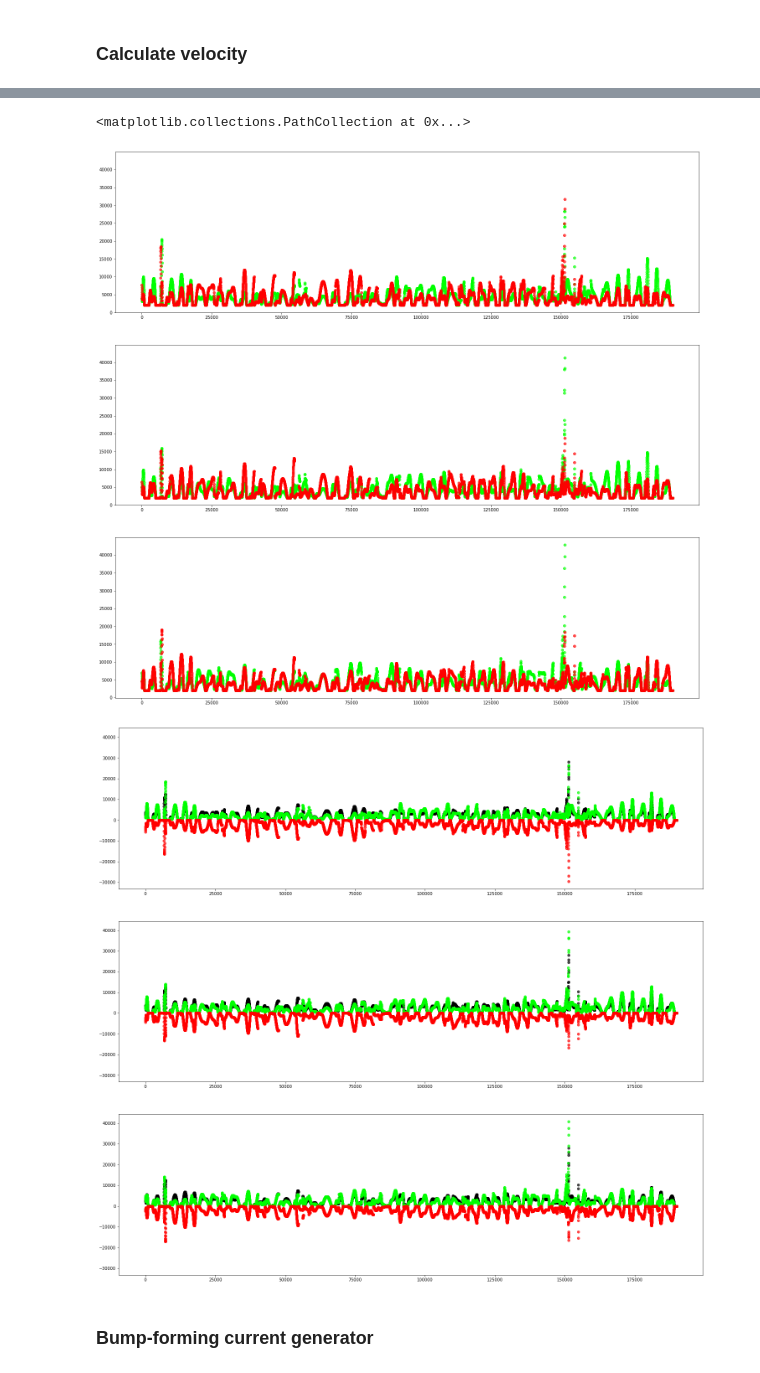
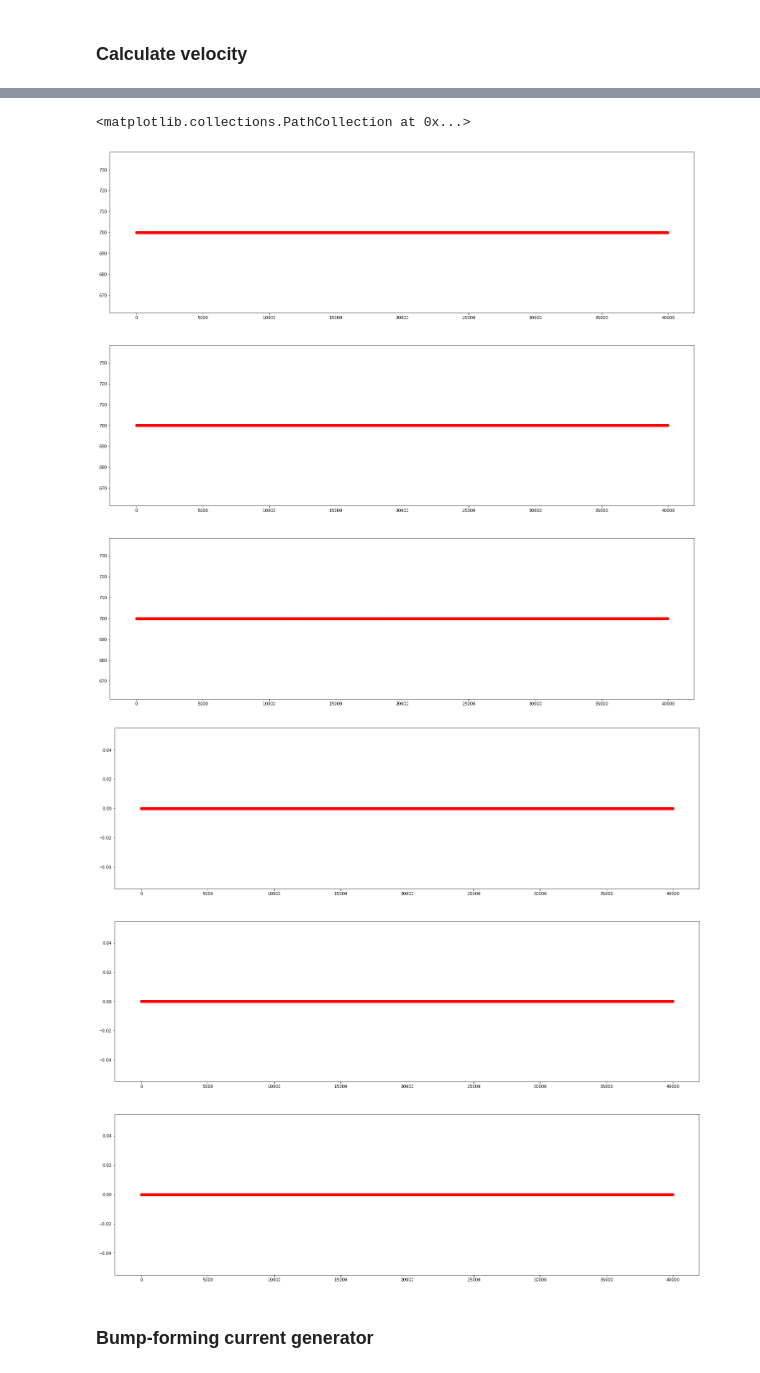
Before and after one commit to TomKnowles1994/GridCellPredNet, a Jupyter notebook: NEST/_Fully Spiking with Corrections.ipynb, the cells around one changed output, grey strips where cells are left out. Cells and saved outputs as stored; diff of their text form; code cells hidden in the pictures.

```diff
--- a/NEST/_Fully Spiking with Corrections.ipynb
+++ b/NEST/_Fully Spiking with Corrections.ipynb
@@ -300,6 +285,11 @@ for i in range(N_in):
 
 w_in_l_cj_gauss = w_in_l_cj_gauss# - np.max(w_in_cj_gauss)
 
+# Very small weights become 0
+
+w_in_l_cj_gauss[w_in_l_cj_gauss<prune_smaller_than] = 0
+w_in_l_cj_gauss[w_in_l_cj_gauss<prune_smaller_than] = 0
+
 plt.plot(-w_in_l_cj_gauss[0, :])
 plt.title("w_in_l_cj_gauss")
 plt.show()
@@ -328,10 +318,10 @@ for i in range(N_in):
 
 w_in_r_cj_gauss = w_in_r_cj_gauss# - np.max(w_in_cj_gauss)
 
-#w_in_cj_gauss[w_in_cj_gauss<(-250)]=-250
+# Very small weights become 0
 
-#for i in range(len(w_in_cj_gauss)):
-#    print(w_in_cj_gauss[i, :])
+w_in_r_cj_gauss[w_in_r_cj_gauss<prune_smaller_than] = 0
+w_in_r_cj_gauss[w_in_r_cj_gauss<prune_smaller_than] = 0
 
 plt.plot(-w_in_r_cj_gauss[0, :])
 plt.title("w_in_r_cj_gauss")
@@ -699,8 +689,8 @@ elif spiral_or_rat == 'rat':
 
     # Roughly 92 20ms timesteps per representation
 
-    N_data_samples = 9500
-    N_representations = 102
+    N_data_samples = 2000
+    N_representations = 25
 
     assert N_representations <= len(representations)
 
@@ -843,21 +833,27 @@ elif spiral_or_rat == 'rat':
     plt.plot(timestamps)
     plt.show()
 
-    # ^ Get this working on Friday
+    representation_timestamps = timestamps[rat_injection_index]
 
-    injection_timestamps = timestamps[rat_injection_index]
-
-    print(f"Representations: {len(injection_timestamps)}")
+    print(f"Representations: {len(representation_timestamps)}")
 
     print(np.diff(timestamps))
     print(np.mean(np.diff(timestamps)))
-    print(np.mean(np.diff(injection_timestamps)))
+    print(np.mean(np.diff(representation_timestamps)))
 
     time = timestamps * 1000 # Get from seconds to milliseconds
 
-    print(f"Time: {len(time)}")
+    representation_times = time[rat_injection_index]
+
+    print(f"Times: {len(time)}")
 
     print(max(time))
+
+    print(f"Representation Times: {len(representation_times)}")
+
+    print(max(representation_times))
+
+    # assert representation_timestamps[-1] <= timestamps[-1]
 
 else:
 
@@ -988,6 +984,11 @@ Final count 9500
 
 vel_x = np.diff(pos_x)
 vel_y = np.diff(pos_y)
+
+if calibration_mode:
+
+    vel_x = np.zeros_like(vel_x)
+    vel_y = np.zeros_like(vel_y)
 
 vel_x,vel_y = vel_x*I_vel, vel_y*I_vel
 
@@ -1160,6 +1161,6 @@ axes[2].scatter(time[:-1], -(Y_plus_120_input_r-minimum_input), alpha = 0.7, c =
 <matplotlib.collections.PathCollection at 0x...>
-[figure, old version]
+[figure, new version]
-[figure, old version]
+[figure, new version]
 # %% [markdown]
 ### Bump-forming current generator
 # %%
```
Also changed, not shown: parts of 24 cells of this notebook.
